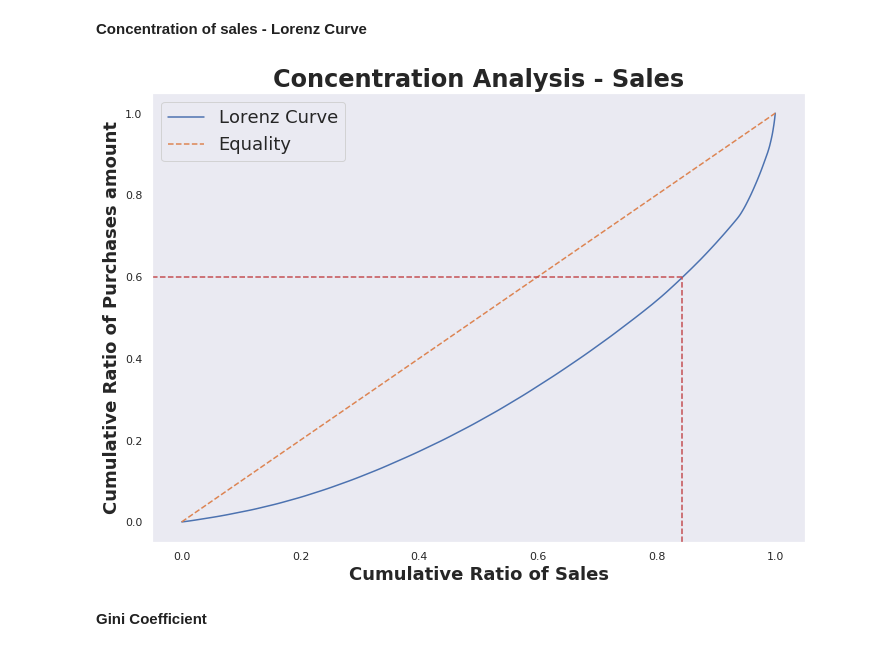
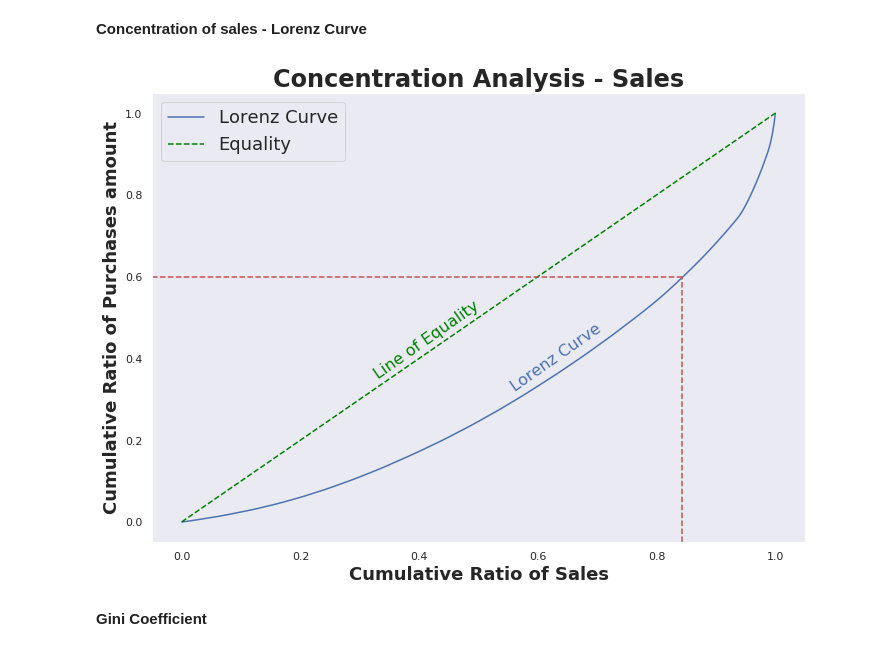
Before and after one commit to furawa/OC_data_analyst_projects, a Jupyter notebook: 02_analyze_company_sales/analyze_company_sales.ipynb, the cells around one changed output. Saved outputs shown, nothing was run; the diff lists cells and outputs as text; code cells hidden in the pictures.

```diff
--- a/02_analyze_company_sales/analyze_company_sales.ipynb
+++ b/02_analyze_company_sales/analyze_company_sales.ipynb
@@ -723,21 +717,23 @@ All the days of the week have almost the same amount of purchases, so there is n
 # %%
 # Plot the lorenz curve
 n = len(sales_clean.price) #size of the sample
 lorenz = np.cumsum(np.sort(sales_clean.price) / sales_clean.price.sum()) #result will be an array
 lorenz = np.append([0], lorenz) #values of the y axis on the curve, the curve will begin at 0
 
 # plt.axes().axis("equal") #x and y axis will have the same length
 xaxis = np.linspace(-1/n, 1+1/n, n+1) #values of the x axis on the curve
-plt.plot(xaxis, lorenz, drawstyle = "steps-post")
-plt.plot(xaxis, xaxis, linestyle="--") #Plot the 1st bissector
+plt.plot(xaxis, lorenz, drawstyle = "steps-post") # Plot lorenz curve
+plt.plot(xaxis, xaxis, linestyle="--", color = "green") # Plot the 1st bissector
 plt.ylabel("Cumulative Ratio of Purchases amount", fontsize = 18, fontweight = "bold")
 plt.xlabel("Cumulative Ratio of Sales", fontsize = 18, fontweight = "bold")
 plt.legend(["Lorenz Curve", "Equality"], loc = "upper left", fontsize = 18)
-plt.axvline(0.843, ymax = 0.59, linestyle = "--", color = "r")
-plt.axhline(0.6, xmax = 0.813, linestyle = "--", color = "r")
-plt.title("Concentration Analysis - Sales", fontsize = 24, fontweight = "bold");
+plt.axvline(0.843, ymax = 0.59, linestyle = "--", color = "r") # Plot vertical and horizontal line
+plt.axhline(0.6, xmax = 0.813, linestyle = "--", color = "r")  #
+plt.title("Concentration Analysis - Sales", fontsize = 24, fontweight = "bold")
+plt.text(s = "Line of Equality", y = 0.35, x = 0.32, rotation = 35, fontsize = 16, color = "green")
+plt.text(s = "Lorenz Curve", y = 0.32, x = 0.55, rotation = 35, fontsize = 16, color = "b");
 # %% [output]
-[figure, old version]
+[figure, new version]
 # %% [markdown]
 **Gini Coefficient**
 # %%
```
Also changed, not shown: parts of 7 cells of this notebook.
